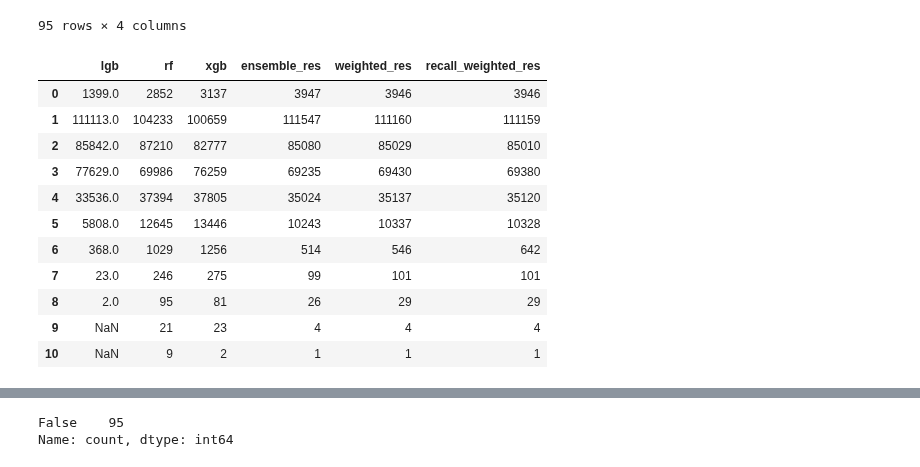
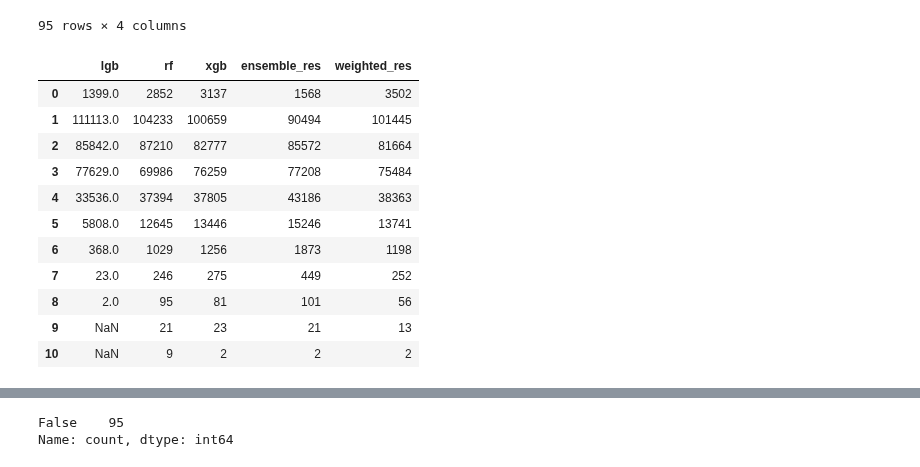
Before and after one commit to JoeZhao527/cl-bricks, a Jupyter notebook: notebooks/ensemble.ipynb, the cells around one changed output, grey strips where cells are left out. Saved outputs shown, nothing was run; the diff lists cells and outputs as text; code cells hidden in the pictures.

Commit message:
collect recalls

```diff
--- a/notebooks/ensemble.ipynb
+++ b/notebooks/ensemble.ipynb
@@ -344,3 +346,5 @@ rf_report = evaluation(train_y, rf_val)
 Cooling_Demand_Sensor auroc failed, replace with 1
 Heating_Demand_Sensor auroc failed, replace with 1
 [2025-01-27 20:15:25.228423] Avg Precision: 0.799, Recall 0.802, F1 0.7913839227920957, AUROC 0.990047298993989
+# %%
+rec_xgb_report = pd.read_csv("../logs/0127_xgb_recall_cv_report.csv")
@@ -488,21 +523,33 @@ lgb_pred_filename['filename'] = pd.Series(listtestfile).apply(lambda x: x.split(
 lgb_pred_res = pd.DataFrame(data=pred_res, columns=columnlist)
 
 lgb_pred_res = pd.concat([lgb_pred_filename, lgb_pred_res], axis=1)
+# %%
+pred_idx = np.load("../logs/0127_xgb_recall.npy")
+pred_res = np.zeros((len(listtestfile), len(columnlist)))
+pred_res[pred_idx[0], pred_idx[1]] = 1.0
+
+rec_xgb_pred_filename = pd.DataFrame(columns=['filename'])
+rec_xgb_pred_filename['filename'] = pd.Series(listtestfile).apply(lambda x: x.split("/")[-1])
+
+rec_xgb_pred_res = pd.DataFrame(data=pred_res, columns=columnlist)
+
+rec_xgb_pred_res = pd.concat([rec_xgb_pred_filename, rec_xgb_pred_res], axis=1)
 # %%
 weighted_res = weighted_merge_mean(
-    df_list=[xgb_pred_res, rf_pred_res, lgb_pred_res],
+    df_list=[xgb_pred_res, rf_pred_res, lgb_pred_res, rec_xgb_pred_res],
     weights=[
         dict(norm_weight[['col', 'f1_xgb']].values),
         dict(norm_weight[['col', 'f1_rf']].values),
-        dict(norm_weight[['col', 'f1_lgb']].values)
+        dict(norm_weight[['col', 'f1_lgb']].values),
+        dict(norm_weight[['col', 'f1_rec_xgb']].values)
     ]
 )
 
-recall_weighted_res = weighted_merge_mean(
-    df_list=[xgb_pred_res, rf_pred_res, lgb_pred_res],
-    weights=[
-        dict(recall_norm_weight[['col', 'recall_xgb']].values),
-        dict(recall_norm_weight[['col', 'recall_rf']].values),
-        dict(recall_norm_weight[['col', 'recall_lgb']].values)
-    ]
-)
+# recall_weighted_res = weighted_merge_mean(
+#     df_list=[xgb_pred_res, rf_pred_res, lgb_pred_res],
+#     weights=[
+#         dict(recall_norm_weight[['col', 'recall_xgb']].values),
+#         dict(recall_norm_weight[['col', 'recall_rf']].values),
+#         dict(recall_norm_weight[['col', 'recall_lgb']].values)
+#     ]
+# )
@@ -511,22 +556,26 @@ ensemble_res = merge_mean([xgb_pred_res, rf_pred_res, lgb_pred_res])
+# %%
+# ensemble_res = merge_mean([xgb_pred_res, rf_pred_res, lgb_pred_res, rec_xgb_pred_res])
+ensemble_res = merge_mean([xgb_pred_res, rf_pred_res])
+ensemble_res.to_csv("../logs/submit/0128_ensemble_xgb_rf.csv")
 # %%
 pd.DataFrame({
     'lgb': check_pred_num(lgb_pred_res, thr=0.5).value_counts(),
     'rf': check_pred_num(rf_pred_res, thr=0.5).value_counts(),
     'xgb': check_pred_num(xgb_pred_res, thr=0.5).value_counts(),
     'ensemble_res': check_pred_num(ensemble_res, thr=0.5).value_counts(),
     'weighted_res': check_pred_num(weighted_res, thr=0.5).value_counts(),
-    'recall_weighted_res': check_pred_num(recall_weighted_res, thr=0.5).value_counts(),
+    # 'recall_weighted_res': check_pred_num(recall_weighted_res, thr=0.5).value_counts(),
 })
 # %% [output]
-|  | lgb | rf | xgb | ensemble_res | weighted_res | recall_weighted_res |
-| 0 | 1399.0 | 2852 | 3137 | 3947 | 3946 | 3946 |
-| 1 | 111113.0 | 104233 | 100659 | 111547 | 111160 | 111159 |
-| 2 | 85842.0 | 87210 | 82777 | 85080 | 85029 | 85010 |
-| 3 | 77629.0 | 69986 | 76259 | 69235 | 69430 | 69380 |
-| 4 | 33536.0 | 37394 | 37805 | 35024 | 35137 | 35120 |
-| 5 | 5808.0 | 12645 | 13446 | 10243 | 10337 | 10328 |
-| 6 | 368.0 | 1029 | 1256 | 514 | 546 | 642 |
-| 7 | 23.0 | 246 | 275 | 99 | 101 | 101 |
-| 8 | 2.0 | 95 | 81 | 26 | 29 | 29 |
-| 9 | NaN | 21 | 23 | 4 | 4 | 4 |
-| 10 | NaN | 9 | 2 | 1 | 1 | 1 |
+|  | lgb | rf | xgb | ensemble_res | weighted_res |
+| 0 | 1399.0 | 2852 | 3137 | 1568 | 3502 |
+| 1 | 111113.0 | 104233 | 100659 | 90494 | 101445 |
+| 2 | 85842.0 | 87210 | 82777 | 85572 | 81664 |
+| 3 | 77629.0 | 69986 | 76259 | 77208 | 75484 |
+| 4 | 33536.0 | 37394 | 37805 | 43186 | 38363 |
+| 5 | 5808.0 | 12645 | 13446 | 15246 | 13741 |
+| 6 | 368.0 | 1029 | 1256 | 1873 | 1198 |
+| 7 | 23.0 | 246 | 275 | 449 | 252 |
+| 8 | 2.0 | 95 | 81 | 101 | 56 |
+| 9 | NaN | 21 | 23 | 21 | 13 |
+| 10 | NaN | 9 | 2 | 2 | 2 |
```
Also changed, not shown: parts of 6 cells of this notebook, 2 other files.
